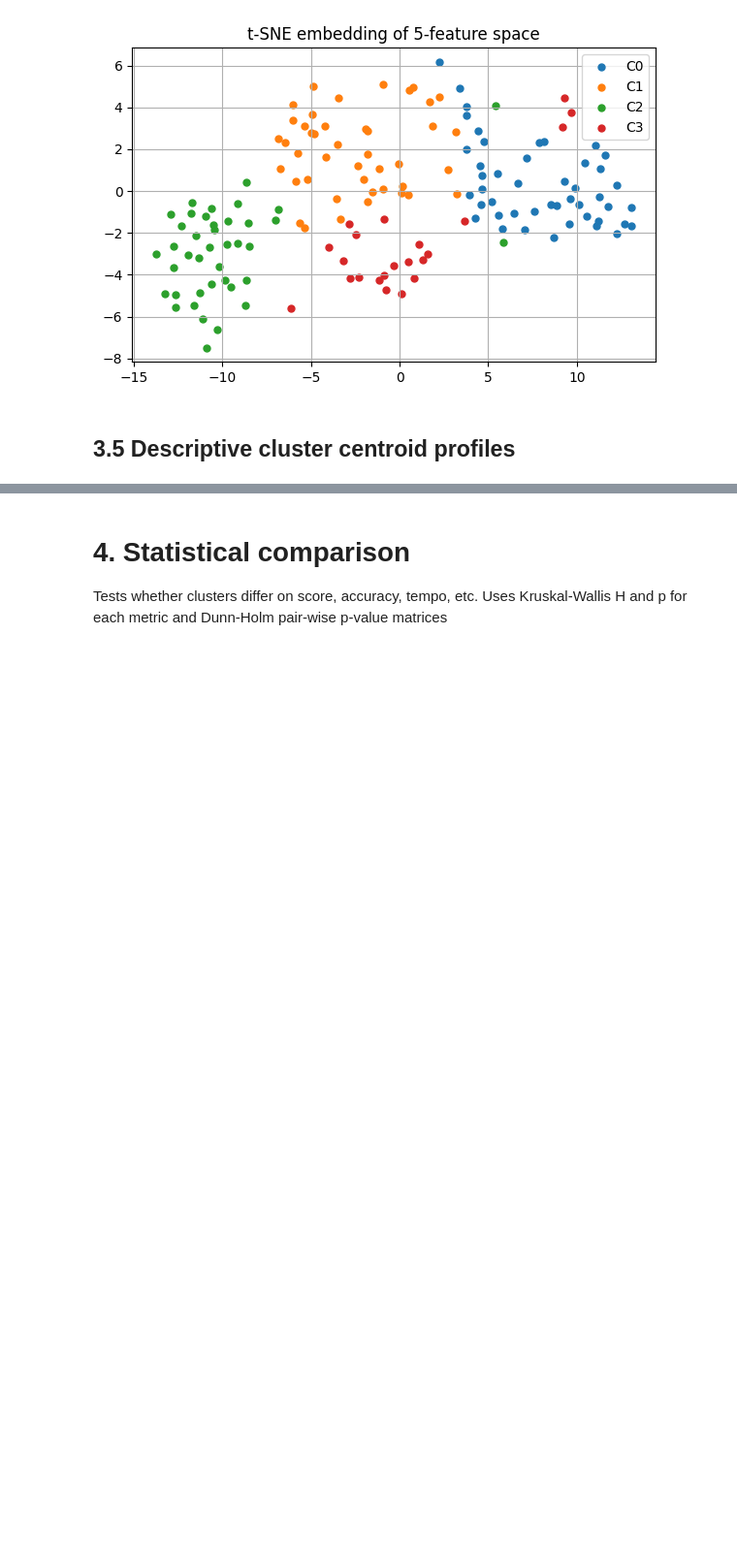
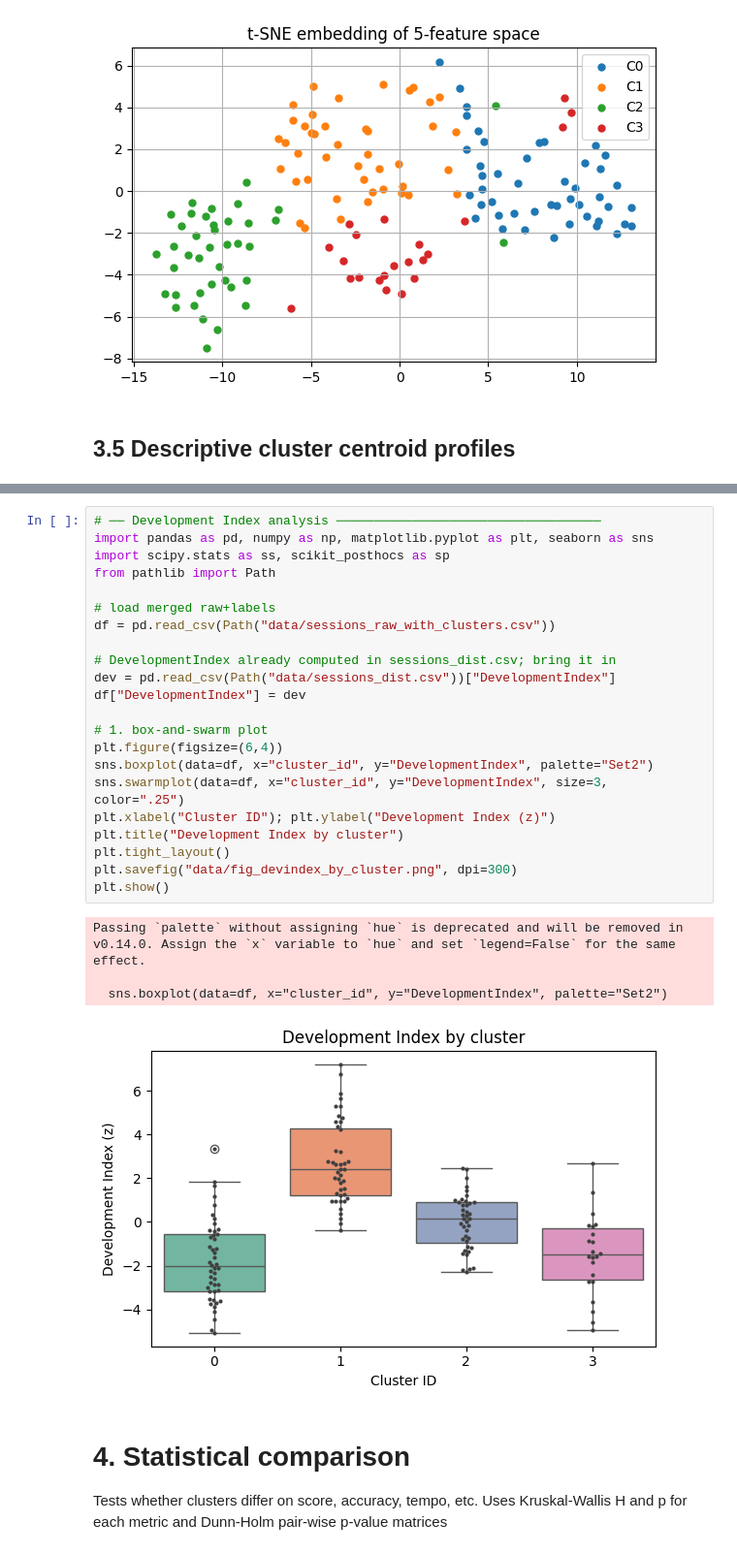
Before and after one commit to mihai-alexandru-grosu/vr-telemetry-analysis, a Jupyter notebook: analysis_main.ipynb, the cells around one changed output, grey strips where cells are left out. Shown: that part at 97% size. Drawn from its saved outputs; the diff is of its cells as text; blank space fills up the shorter version.

Commit message:
Adds profiling and visualization of clusters

```diff
--- a/analysis_main.ipynb
+++ b/analysis_main.ipynb
@@ -343,3 +393,30 @@ display(profile)
+# %%
+# ── Development Index analysis ───────────────────────────────────
+import pandas as pd, numpy as np, matplotlib.pyplot as plt, seaborn as sns
+import scipy.stats as ss, scikit_posthocs as sp
+from pathlib import Path
+
+# load merged raw+labels
+df = pd.read_csv(Path("data/sessions_raw_with_clusters.csv"))
+
+# DevelopmentIndex already computed in sessions_dist.csv; bring it in
+dev = pd.read_csv(Path("data/sessions_dist.csv"))["DevelopmentIndex"]
+df["DevelopmentIndex"] = dev
+
+# 1. box-and-swarm plot
+plt.figure(figsize=(6,4))
+sns.boxplot(data=df, x="cluster_id", y="DevelopmentIndex", palette="Set2")
+sns.swarmplot(data=df, x="cluster_id", y="DevelopmentIndex", size=3, color=".25")
+plt.xlabel("Cluster ID"); plt.ylabel("Development Index (z)")
+plt.title("Development Index by cluster")
+plt.tight_layout()
+plt.savefig("data/fig_devindex_by_cluster.png", dpi=300)
+plt.show()
+# %% [output]
+Passing `palette` without assigning `hue` is deprecated and will be removed in v0.14.0. Assign the `x` variable to `hue` and set `legend=False` for the same effect.
+
+  sns.boxplot(data=df, x="cluster_id", y="DevelopmentIndex", palette="Set2")
+[figure, added]
 # %% [markdown]
 # 4. Statistical comparison
 
```
Also changed, not shown: parts of 7 cells of this notebook, 5 other files.
